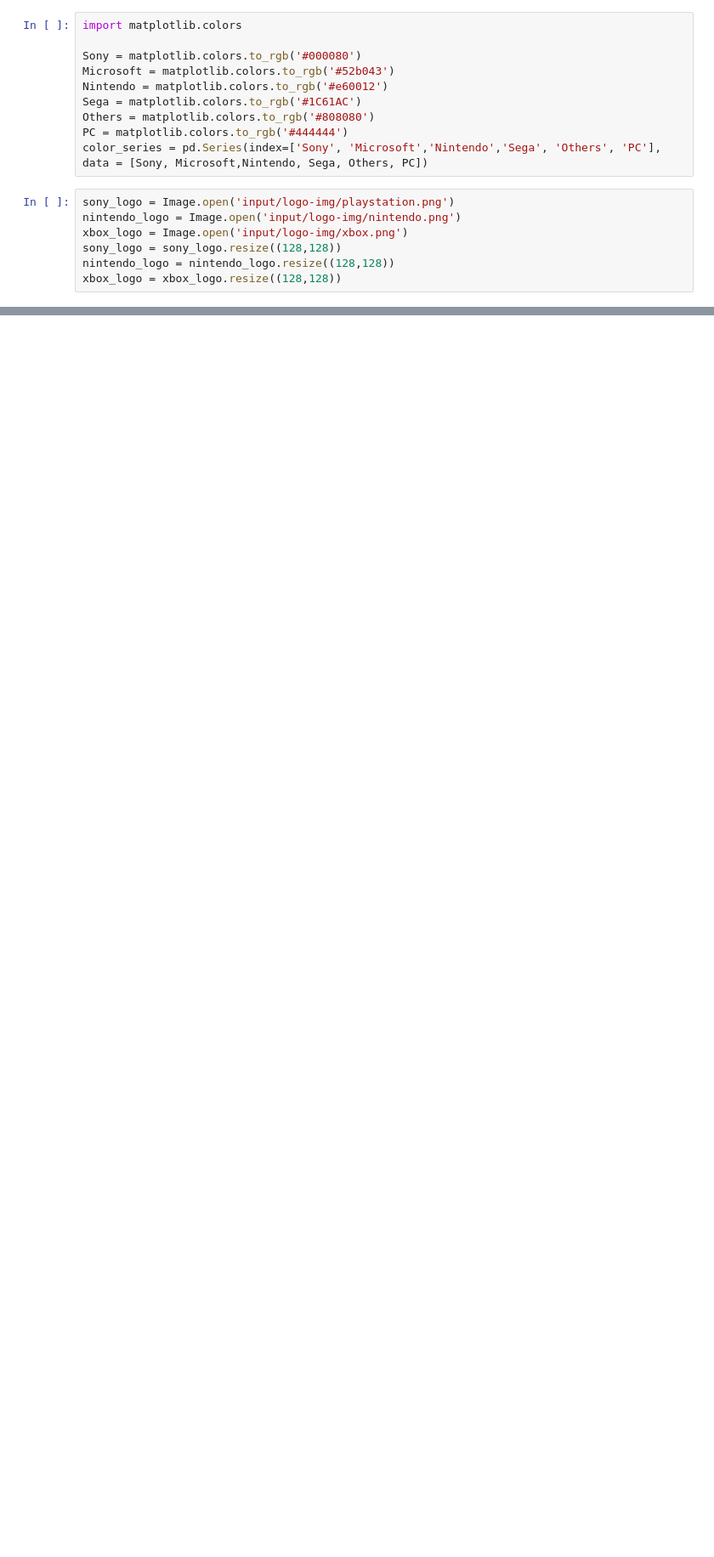
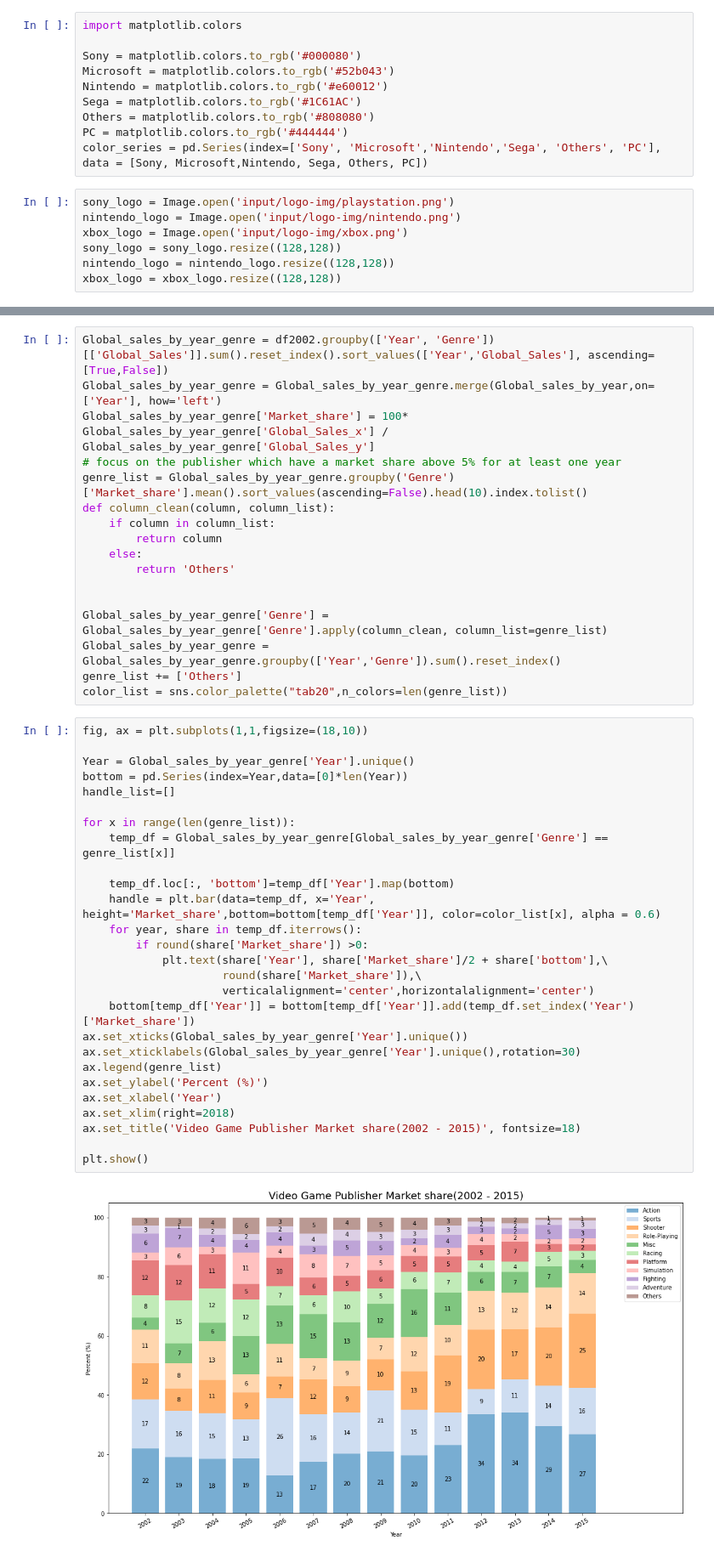
Before and after one commit to venson/Video_game, a Jupyter notebook: video-game.ipynb, the cells around one changed output, grey strips where cells are left out. Shown: that part at 85% size. Saved outputs shown, nothing was run; the diff lists cells and outputs as text; blank space fills up the shorter version.

```diff
--- a/video-game.ipynb
+++ b/video-game.ipynb
@@ -300,0 +332,46 @@ Name: Market_share, dtype: float64
+# %%
+Global_sales_by_year_genre = df2002.groupby(['Year', 'Genre'])[['Global_Sales']].sum().reset_index().sort_values(['Year','Global_Sales'], ascending=[True,False])
+Global_sales_by_year_genre = Global_sales_by_year_genre.merge(Global_sales_by_year,on=['Year'], how='left')
+Global_sales_by_year_genre['Market_share'] = 100* Global_sales_by_year_genre['Global_Sales_x'] / Global_sales_by_year_genre['Global_Sales_y']
+# focus on the publisher which have a market share above 5% for at least one year
+genre_list = Global_sales_by_year_genre.groupby('Genre')['Market_share'].mean().sort_values(ascending=False).head(10).index.tolist()
+def column_clean(column, column_list):
+    if column in column_list:
+        return column
+    else:
+        return 'Others'
+
+
+Global_sales_by_year_genre['Genre'] = Global_sales_by_year_genre['Genre'].apply(column_clean, column_list=genre_list)
+Global_sales_by_year_genre = Global_sales_by_year_genre.groupby(['Year','Genre']).sum().reset_index()
+genre_list += ['Others']
+color_list = sns.color_palette("tab20",n_colors=len(genre_list))
+# %%
+fig, ax = plt.subplots(1,1,figsize=(18,10))
+
+Year = Global_sales_by_year_genre['Year'].unique()
+bottom = pd.Series(index=Year,data=[0]*len(Year))
+handle_list=[]
+
+for x in range(len(genre_list)):
+    temp_df = Global_sales_by_year_genre[Global_sales_by_year_genre['Genre'] == genre_list[x]]
+
+    temp_df.loc[:, 'bottom']=temp_df['Year'].map(bottom)
+    handle = plt.bar(data=temp_df, x='Year', height='Market_share',bottom=bottom[temp_df['Year']], color=color_list[x], alpha = 0.6)
+    for year, share in temp_df.iterrows():
+        if round(share['Market_share']) >0:
+            plt.text(share['Year'], share['Market_share']/2 + share['bottom'],\
+                     round(share['Market_share']),\
+                     verticalalignment='center',horizontalalignment='center')
+    bottom[temp_df['Year']] = bottom[temp_df['Year']].add(temp_df.set_index('Year')['Market_share'])
+ax.set_xticks(Global_sales_by_year_genre['Year'].unique())
+ax.set_xticklabels(Global_sales_by_year_genre['Year'].unique(),rotation=30)
+ax.legend(genre_list)
+ax.set_ylabel('Percent (%)')
+ax.set_xlabel('Year')
+ax.set_xlim(right=2018)
+ax.set_title('Video Game Publisher Market share(2002 - 2015)', fontsize=18)
+
+plt.show()
+# %% [output]
+[figure, added]
```
Also changed, not shown: parts of 42 cells of this notebook.
